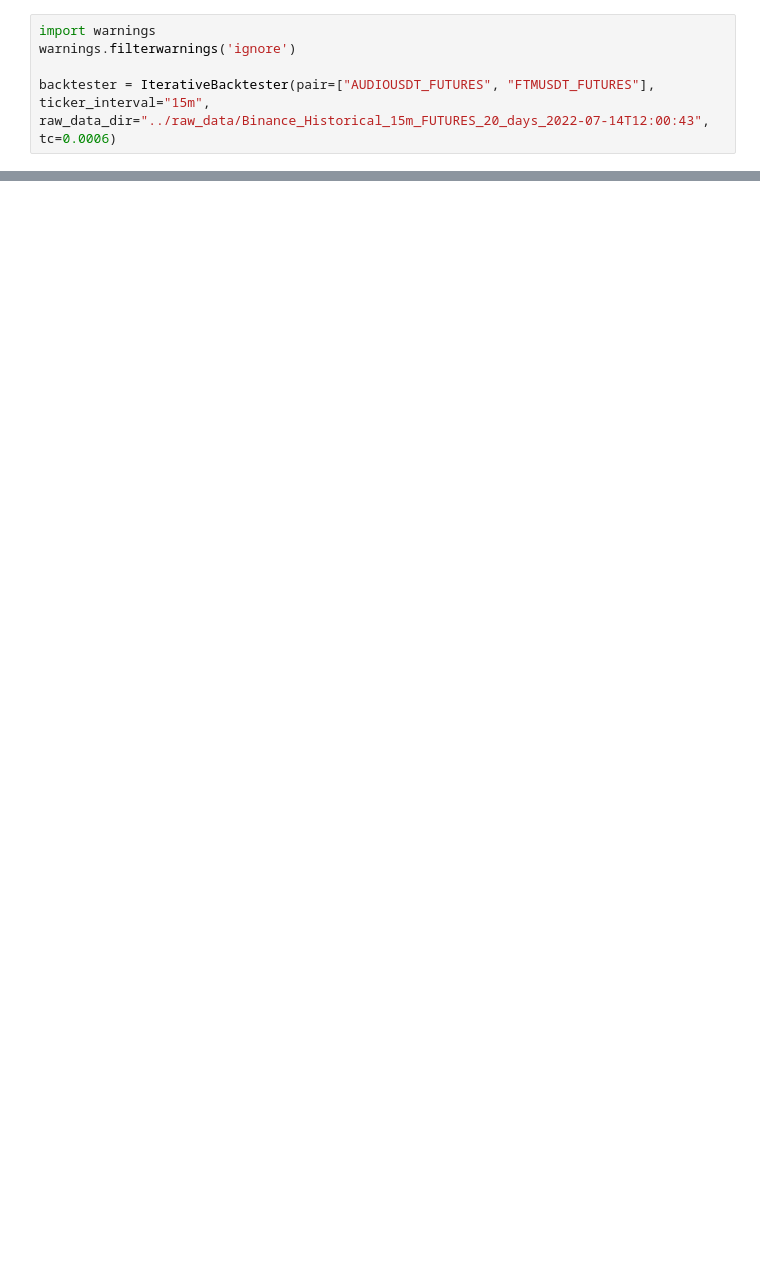
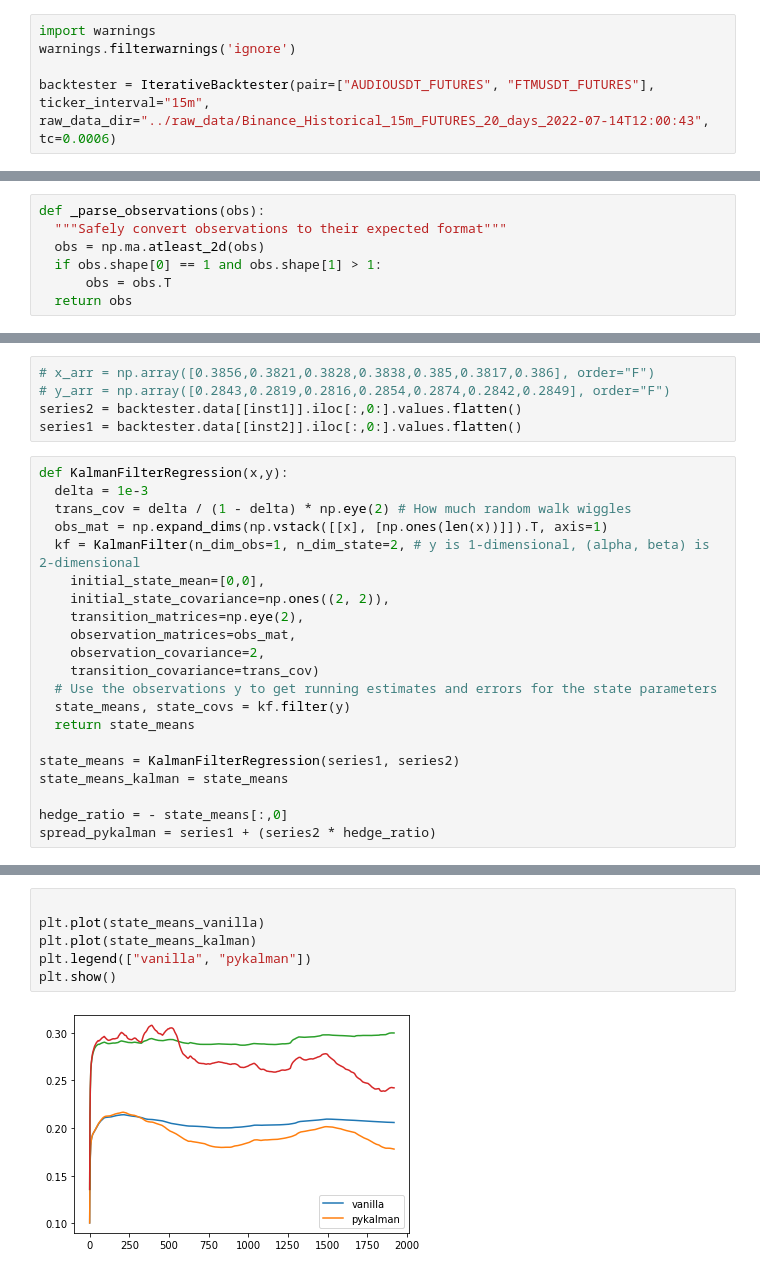
Before and after one commit to mscbr/algo_pairs, a Jupyter notebook: modules/IterativeBackterster.ipynb, the cells around one changed output, grey strips where cells are left out. Drawn from its saved outputs; the diff is of its cells as text; blank space fills up the shorter version.

```diff
--- a/modules/IterativeBackterster.ipynb
+++ b/modules/IterativeBackterster.ipynb
@@ -527,0 +1065,7 @@ Max Draw Down Duration:      214.0
+# %%
+def _parse_observations(obs):
+  """Safely convert observations to their expected format"""
+  obs = np.ma.atleast_2d(obs)
+  if obs.shape[0] == 1 and obs.shape[1] > 1:
+      obs = obs.T
+  return obs
@@ -527,0 +1252,26 @@ Max Draw Down Duration:      214.0
+# %%
+# x_arr = np.array([0.3856,0.3821,0.3828,0.3838,0.385,0.3817,0.386], order="F")
+# y_arr = np.array([0.2843,0.2819,0.2816,0.2854,0.2874,0.2842,0.2849], order="F")
+series2 = backtester.data[[inst1]].iloc[:,0:].values.flatten()
+series1 = backtester.data[[inst2]].iloc[:,0:].values.flatten()
+# %%
+def KalmanFilterRegression(x,y):
+  delta = 1e-3
+  trans_cov = delta / (1 - delta) * np.eye(2) # How much random walk wiggles
+  obs_mat = np.expand_dims(np.vstack([[x], [np.ones(len(x))]]).T, axis=1)
+  kf = KalmanFilter(n_dim_obs=1, n_dim_state=2, # y is 1-dimensional, (alpha, beta) is 2-dimensional
+    initial_state_mean=[0,0],
+    initial_state_covariance=np.ones((2, 2)),
+    transition_matrices=np.eye(2),
+    observation_matrices=obs_mat,
+    observation_covariance=2,
+    transition_covariance=trans_cov)
+  # Use the observations y to get running estimates and errors for the state parameters
+  state_means, state_covs = kf.filter(y)
+  return state_means
+
+state_means = KalmanFilterRegression(series1, series2)
+state_means_kalman = state_means
+
+hedge_ratio = - state_means[:,0]
+spread_pykalman = series1 + (series2 * hedge_ratio)
@@ -527,0 +1294,8 @@ Max Draw Down Duration:      214.0
+# %%
+
+plt.plot(state_means_vanilla)
+plt.plot(state_means_kalman)
+plt.legend(["vanilla", "pykalman"])
+plt.show()
+# %% [output]
+[figure, added]
```
Also changed, not shown: parts of 37 cells of this notebook.
